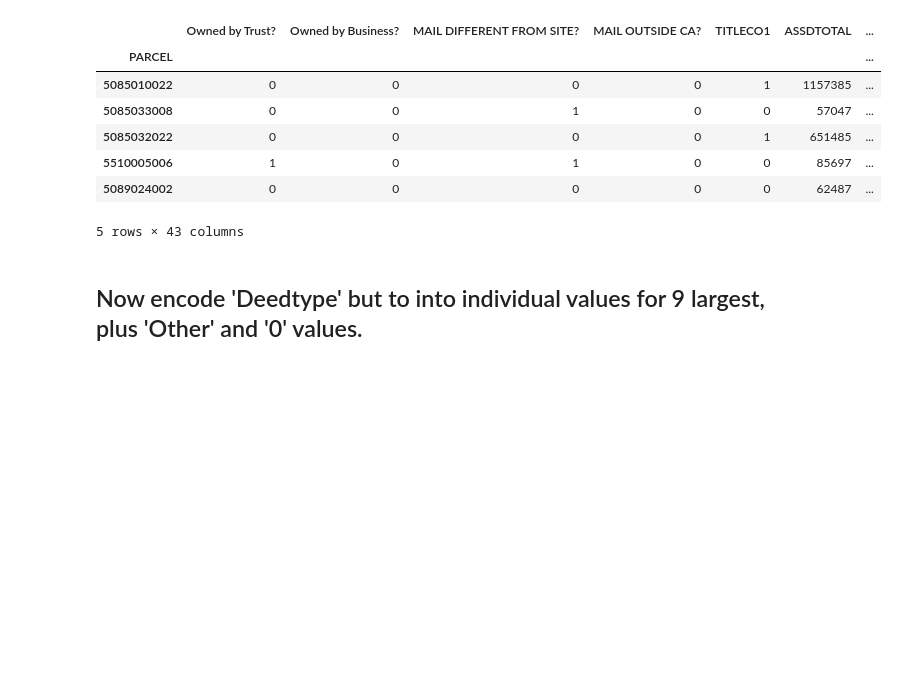
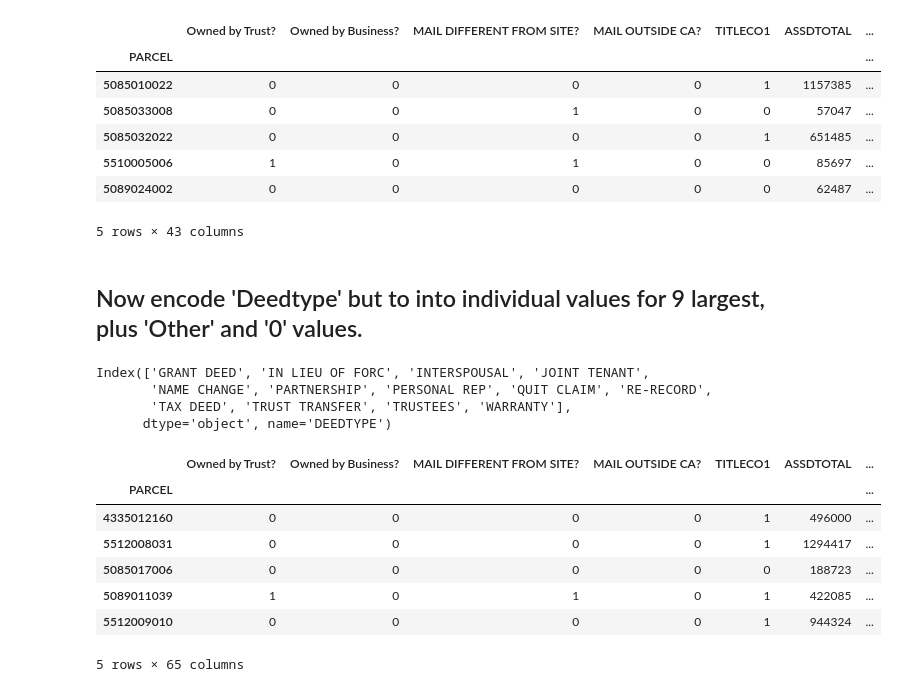
Before and after one commit to mhorstman/Final_Project_Team_1, a Jupyter notebook: Beverly_Grove.ipynb, the cells around one changed output. Drawn from its saved outputs; the diff is of its cells as text; code cells hidden in the pictures; blank space fills up the shorter version.

```diff
--- a/Beverly_Grove.ipynb
+++ b/Beverly_Grove.ipynb
@@ -266,3 +268,11 @@ Beverly_Grove_Total_df.head()
 5 rows × 43 columns
 # %% [markdown]
 ## Now encode 'Deedtype' but to into individual values for 9 largest, plus 'Other' and '0' values.
+# %%
+Deedtype_Series = Beverly_Grove_Total_df.groupby('DEEDTYPE').count()['ASSDTOTAL'].tail(-10).index
+Deedtype_Series
+# %% [output]
+Index(['GRANT DEED', 'IN LIEU OF FORC', 'INTERSPOUSAL', 'JOINT TENANT',
+       'NAME CHANGE', 'PARTNERSHIP', 'PERSONAL REP', 'QUIT CLAIM', 'RE-RECORD',
+       'TAX DEED', 'TRUST TRANSFER', 'TRUSTEES', 'WARRANTY'],
+      dtype='object', name='DEEDTYPE')
@@ -268,0 +281,11 @@ Beverly_Grove_Total_df.head()
+# %%
+Beverly_Grove_Total_df.sample(5)
+# %% [output]
+|  | Owned by Trust? | Owned by Business? | MAIL DIFFERENT FROM SITE? | MAIL OUTSIDE CA? | TITLECO1 | ASSDTOTAL | ... |
+| PARCEL |  |  |  |  |  |  | ... |
+| 4335012160 | 0 | 0 | 0 | 0 | 1 | 496000 | ... |
+| 5512008031 | 0 | 0 | 0 | 0 | 1 | 1294417 | ... |
+| 5085017006 | 0 | 0 | 0 | 0 | 0 | 188723 | ... |
+| 5089011039 | 1 | 0 | 1 | 0 | 1 | 422085 | ... |
+| 5512009010 | 0 | 0 | 0 | 0 | 1 | 944324 | ... |
+5 rows × 65 columns
```
Also changed, not shown: parts of 30 cells of this notebook.
